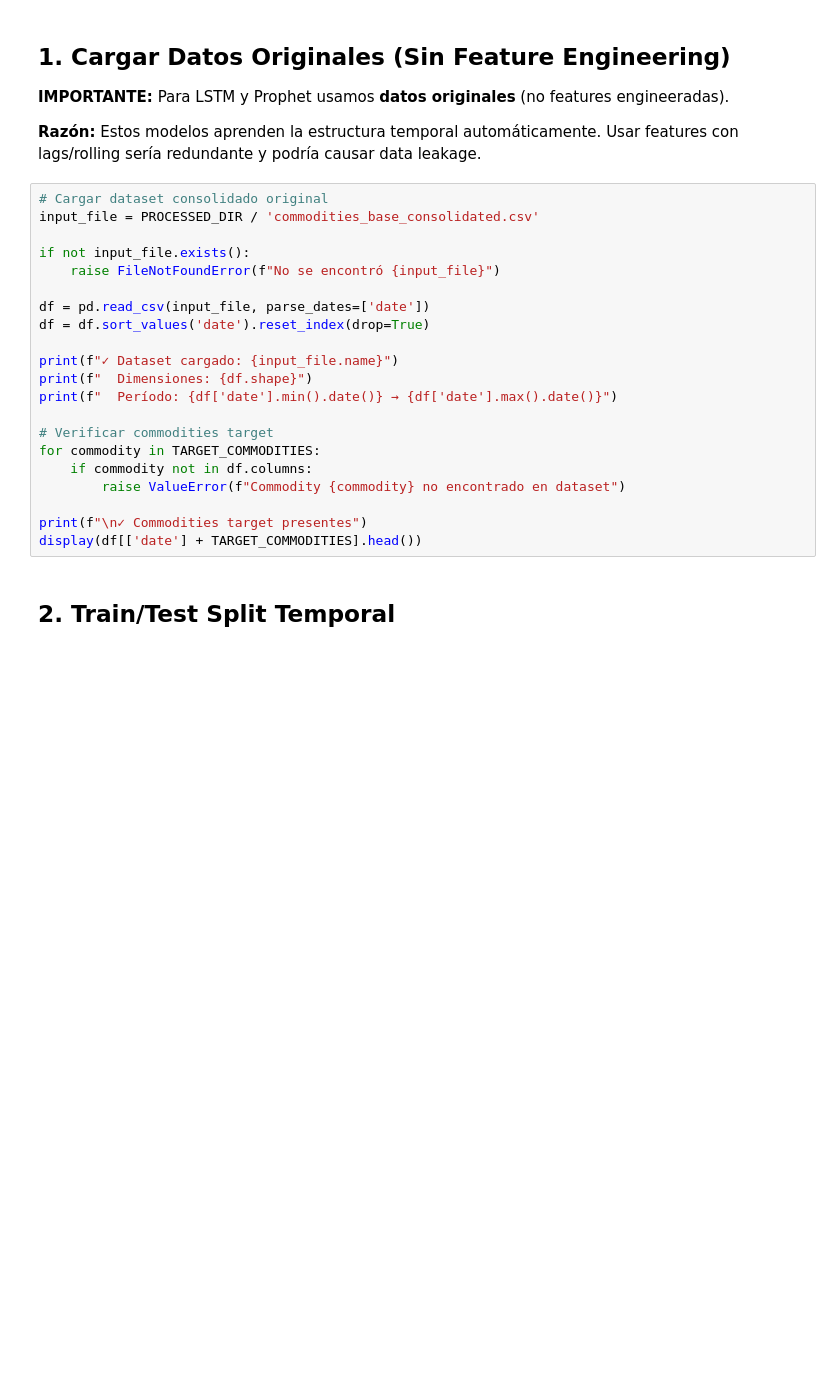
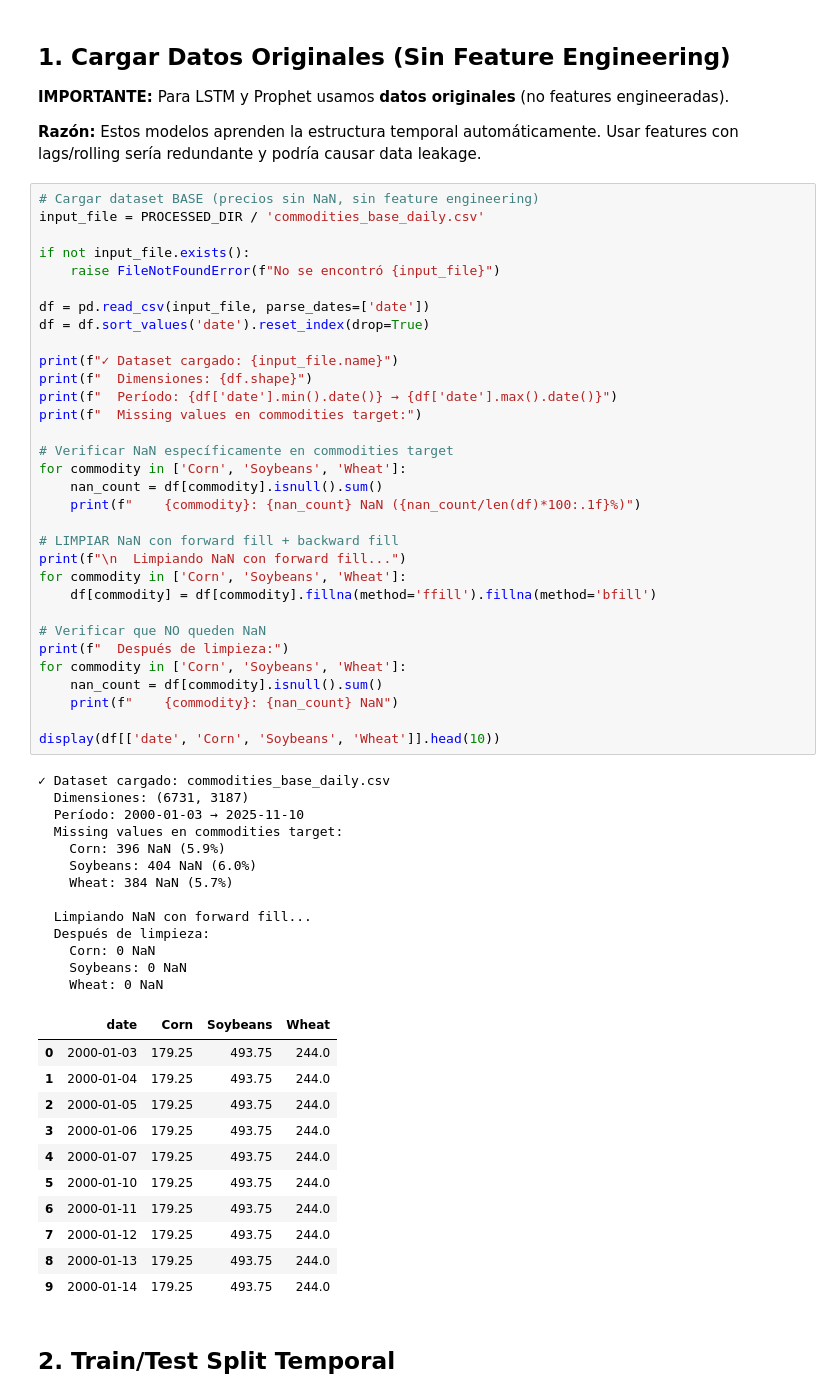
Before and after one commit to paulaleylen/BigDataUBA-Grupo10, a Jupyter notebook: TPFinal/notebooks/3.0-modeling/3.4-time-series-models.ipynb, the cells around one changed output. Saved outputs shown, nothing was run; the diff lists cells and outputs as text; blank space fills up the shorter version.

```diff
--- a/TPFinal/notebooks/3.0-modeling/3.4-time-series-models.ipynb
+++ b/TPFinal/notebooks/3.0-modeling/3.4-time-series-models.ipynb
@@ -83,26 +115,62 @@ print(f"✓ Target commodities: {', '.join(TARGET_COMMODITIES)}")
 
 **Razón:** Estos modelos aprenden la estructura temporal automáticamente. Usar features con lags/rolling sería redundante y podría causar data leakage.
 # %%
-# Cargar dataset consolidado original
-input_file = PROCESSED_DIR / 'commodities_base_consolidated.csv'
+# Cargar dataset BASE (precios sin NaN, sin feature engineering)
+input_file = PROCESSED_DIR / 'commodities_base_daily.csv'
 
 if not input_file.exists():
     raise FileNotFoundError(f"No se encontró {input_file}")
 
 df = pd.read_csv(input_file, parse_dates=['date'])
 df = df.sort_values('date').reset_index(drop=True)
 
 print(f"✓ Dataset cargado: {input_file.name}")
 print(f"  Dimensiones: {df.shape}")
 print(f"  Período: {df['date'].min().date()} → {df['date'].max().date()}")
+print(f"  Missing values en commodities target:")
 
-# Verificar commodities target
-for commodity in TARGET_COMMODITIES:
-    if commodity not in df.columns:
-        raise ValueError(f"Commodity {commodity} no encontrado en dataset")
+# Verificar NaN específicamente en commodities target
+for commodity in ['Corn', 'Soybeans', 'Wheat']:
+    nan_count = df[commodity].isnull().sum()
+    print(f"    {commodity}: {nan_count} NaN ({nan_count/len(df)*100:.1f}%)")
 
-print(f"\n✓ Commodities target presentes")
-display(df[['date'] + TARGET_COMMODITIES].head())
+# LIMPIAR NaN con forward fill + backward fill
+print(f"\n  Limpiando NaN con forward fill...")
+for commodity in ['Corn', 'Soybeans', 'Wheat']:
+    df[commodity] = df[commodity].fillna(method='ffill').fillna(method='bfill')
+
+# Verificar que NO queden NaN
+print(f"  Después de limpieza:")
+for commodity in ['Corn', 'Soybeans', 'Wheat']:
+    nan_count = df[commodity].isnull().sum()
+    print(f"    {commodity}: {nan_count} NaN")
+
+display(df[['date', 'Corn', 'Soybeans', 'Wheat']].head(10))
+# %% [output]
+✓ Dataset cargado: commodities_base_daily.csv
+  Dimensiones: (6731, 3187)
+  Período: 2000-01-03 → 2025-11-10
+  Missing values en commodities target:
+    Corn: 396 NaN (5.9%)
+    Soybeans: 404 NaN (6.0%)
+    Wheat: 384 NaN (5.7%)
+
+  Limpiando NaN con forward fill...
+  Después de limpieza:
+    Corn: 0 NaN
+    Soybeans: 0 NaN
+    Wheat: 0 NaN
+|  | date | Corn | Soybeans | Wheat |
+| 0 | 2000-01-03 | 179.25 | 493.75 | 244.0 |
+| 1 | 2000-01-04 | 179.25 | 493.75 | 244.0 |
+| 2 | 2000-01-05 | 179.25 | 493.75 | 244.0 |
+| 3 | 2000-01-06 | 179.25 | 493.75 | 244.0 |
+| 4 | 2000-01-07 | 179.25 | 493.75 | 244.0 |
+| 5 | 2000-01-10 | 179.25 | 493.75 | 244.0 |
+| 6 | 2000-01-11 | 179.25 | 493.75 | 244.0 |
+| 7 | 2000-01-12 | 179.25 | 493.75 | 244.0 |
+| 8 | 2000-01-13 | 179.25 | 493.75 | 244.0 |
+| 9 | 2000-01-14 | 179.25 | 493.75 | 244.0 |
 # %% [markdown]
 ## 2. Train/Test Split Temporal
 # %%
```
Also changed, not shown: parts of 13 cells of this notebook, 18 other files.
